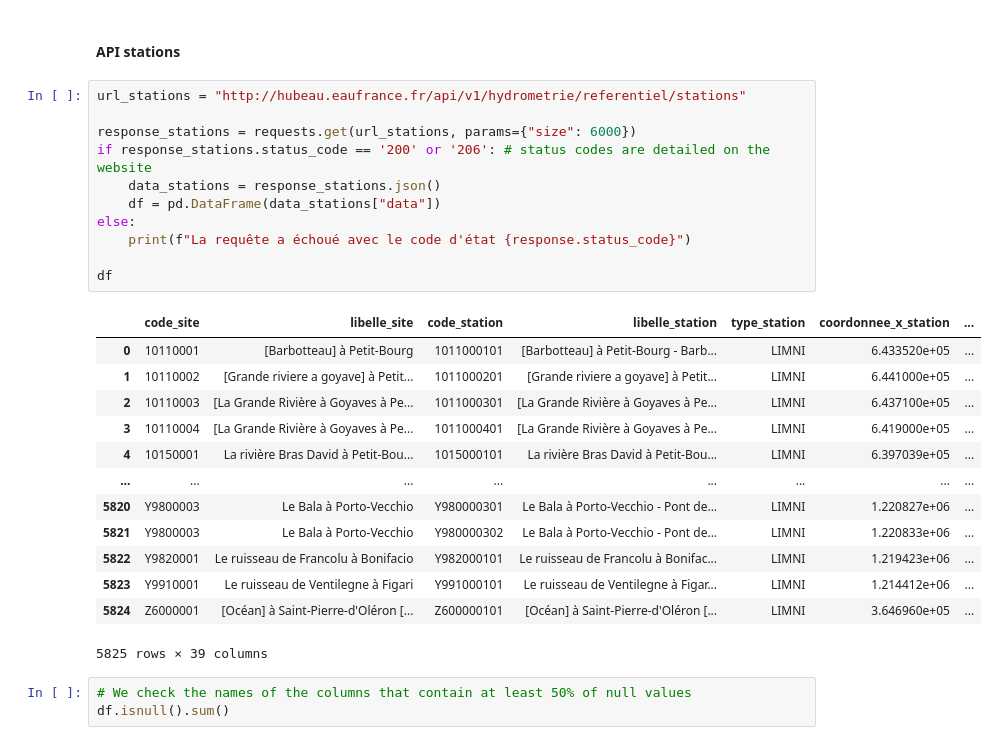
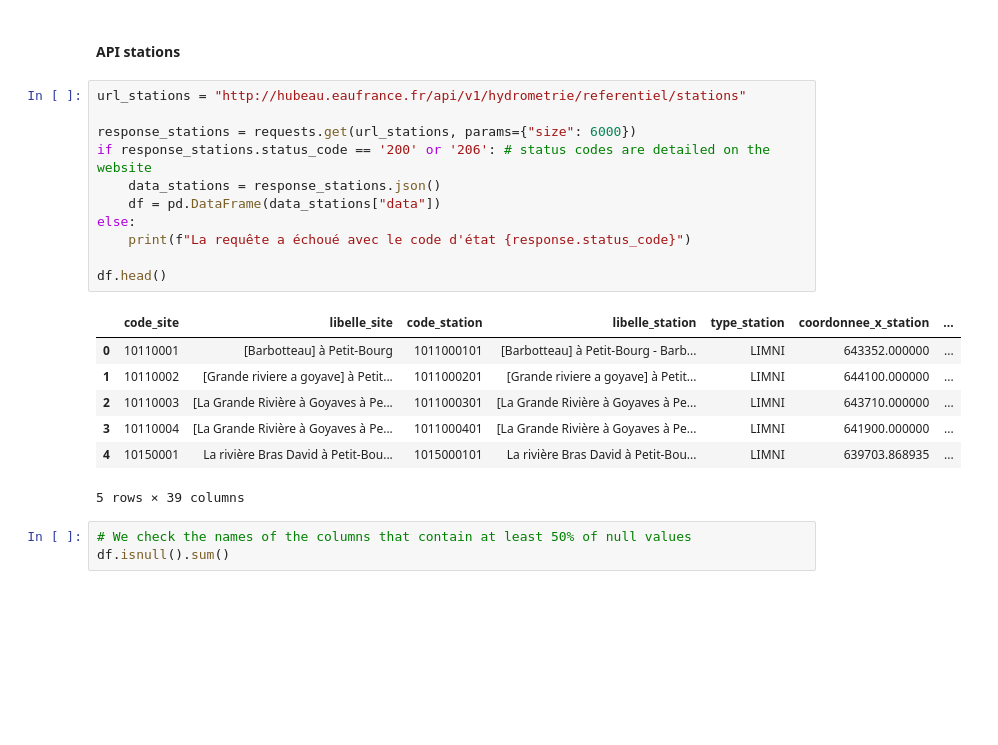
Before and after one commit to AurorePDSA/real-time-flood-alerts, a Jupyter notebook: real-time-flooding-alerts.ipynb, the cells around one changed output. Cells and saved outputs as stored; diff of their text form; blank space fills up the shorter version.

```diff
--- a/real-time-flooding-alerts.ipynb
+++ b/real-time-flooding-alerts.ipynb
@@ -135,28 +144,22 @@ Exemple : timestep=30 pour obtenir des observations toutes les 30 minutes.
 # %%
 url_stations = "http://hubeau.eaufrance.fr/api/v1/hydrometrie/referentiel/stations"
 
 response_stations = requests.get(url_stations, params={"size": 6000})
 if response_stations.status_code == '200' or '206': # status codes are detailed on the website
     data_stations = response_stations.json()
     df = pd.DataFrame(data_stations["data"])
 else:
     print(f"La requête a échoué avec le code d'état {response.status_code}")
 
-df
+df.head()
 # %% [output]
 |  | code_site | libelle_site | code_station | libelle_station | type_station | coordonnee_x_station | ... |
-| 0 | 10110001 | [Barbotteau] à Petit-Bourg | 1011000101 | [Barbotteau] à Petit-Bourg - Barb... | LIMNI | 6.433520e+05 | ... |
-| 1 | 10110002 | [Grande riviere a goyave] à Petit... | 1011000201 | [Grande riviere a goyave] à Petit... | LIMNI | 6.441000e+05 | ... |
-| 2 | 10110003 | [La Grande Rivière à Goyaves à Pe... | 1011000301 | [La Grande Rivière à Goyaves à Pe... | LIMNI | 6.437100e+05 | ... |
-| 3 | 10110004 | [La Grande Rivière à Goyaves à Pe... | 1011000401 | [La Grande Rivière à Goyaves à Pe... | LIMNI | 6.419000e+05 | ... |
-| 4 | 10150001 | La rivière Bras David à Petit-Bou... | 1015000101 | La rivière Bras David à Petit-Bou... | LIMNI | 6.397039e+05 | ... |
-| ... | ... | ... | ... | ... | ... | ... | ... |
-| 5820 | Y9800003 | Le Bala à Porto-Vecchio | Y980000301 | Le Bala à Porto-Vecchio - Pont de... | LIMNI | 1.220827e+06 | ... |
-| 5821 | Y9800003 | Le Bala à Porto-Vecchio | Y980000302 | Le Bala à Porto-Vecchio - Pont de... | LIMNI | 1.220833e+06 | ... |
-| 5822 | Y9820001 | Le ruisseau de Francolu à Bonifacio | Y982000101 | Le ruisseau de Francolu à Bonifac... | LIMNI | 1.219423e+06 | ... |
-| 5823 | Y9910001 | Le ruisseau de Ventilegne à Figari | Y991000101 | Le ruisseau de Ventilegne à Figar... | LIMNI | 1.214412e+06 | ... |
-| 5824 | Z6000001 | [Océan] à Saint-Pierre-d'Oléron [... | Z600000101 | [Océan] à Saint-Pierre-d'Oléron [... | LIMNI | 3.646960e+05 | ... |
+| 0 | 10110001 | [Barbotteau] à Petit-Bourg | 1011000101 | [Barbotteau] à Petit-Bourg - Barb... | LIMNI | 643352.000000 | ... |
+| 1 | 10110002 | [Grande riviere a goyave] à Petit... | 1011000201 | [Grande riviere a goyave] à Petit... | LIMNI | 644100.000000 | ... |
+| 2 | 10110003 | [La Grande Rivière à Goyaves à Pe... | 1011000301 | [La Grande Rivière à Goyaves à Pe... | LIMNI | 643710.000000 | ... |
+| 3 | 10110004 | [La Grande Rivière à Goyaves à Pe... | 1011000401 | [La Grande Rivière à Goyaves à Pe... | LIMNI | 641900.000000 | ... |
+| 4 | 10150001 | La rivière Bras David à Petit-Bou... | 1015000101 | La rivière Bras David à Petit-Bou... | LIMNI | 639703.868935 | ... |
-5825 rows × 39 columns
+5 rows × 39 columns
 # %%
 # We check the names of the columns that contain at least 50% of null values
 df.isnull().sum()
```
Also changed, not shown: parts of 7 cells of this notebook.
